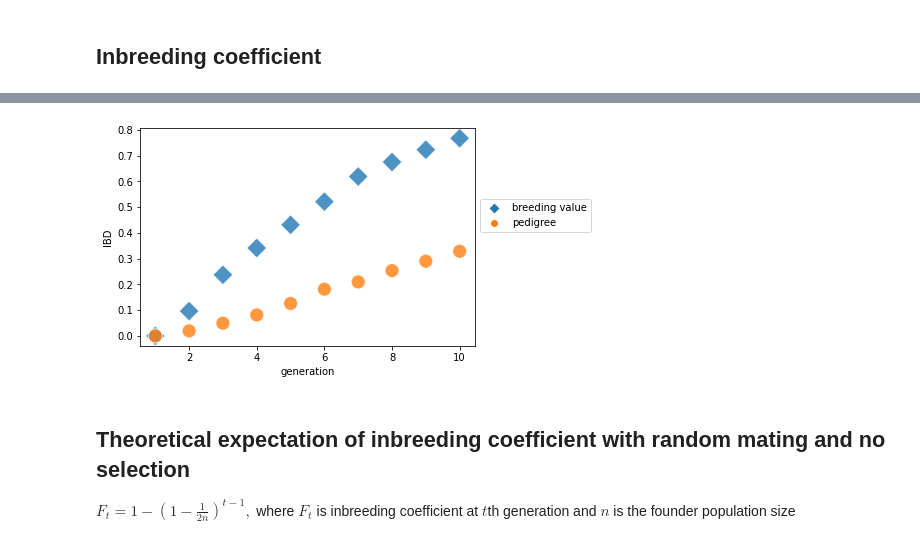
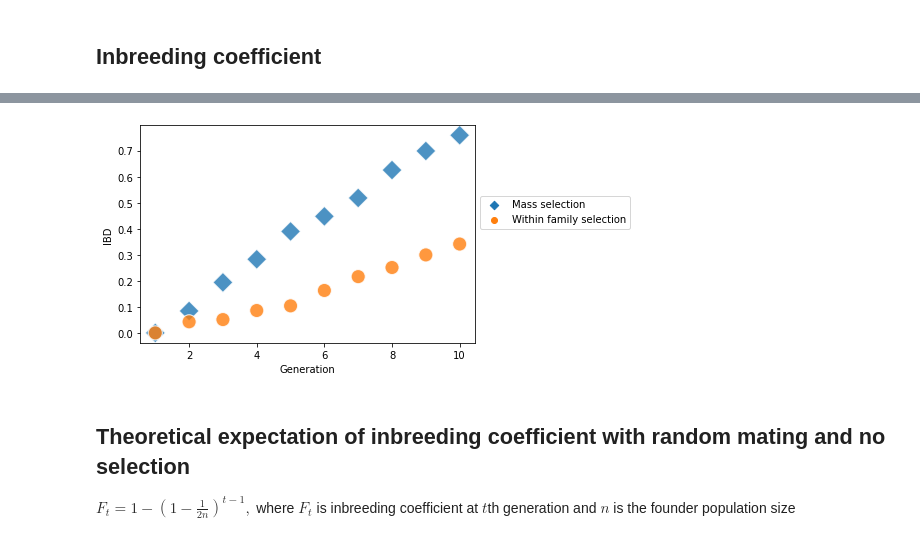
Before and after one commit to showhey0119/aquabreeding, a Jupyter notebook: aquabreeding_tutorial.ipynb, the cells around one changed output, grey strips where cells are left out. Drawn from its saved outputs; the diff is of its cells as text; code cells hidden in the pictures.

```diff
--- a/aquabreeding_tutorial.ipynb
+++ b/aquabreeding_tutorial.ipynb
@@ -381,81 +422,72 @@ plt.show ()
 # %%
 # it takes minutes
 
 # results are stored in pandas DataFrame
-cols = ['IBD', 'generation', 'tag']
+cols = ['IBD', 'Generation', 'tag']
 df1 = pd.DataFrame(index=[], columns=cols)
 
 # select by breeding values
-for i in range (10):  # 10 replicates
+for i in range(5):  # 5 replicates
     # start new simulation
     # initial setting
-    aqua_bred = aq.SimAquabreeding (
-                    founder_size=10,
-                    progeny_size=100,
-                    chrom=(3, 100_000_000, 1),
-                    n_snp=50,
-                    additive_var=5.0,
-                    residual_var=8.0)
-    aqua_bred.snp_info ()
-
-    for g in range (10):  # simulate from F1 to F10
-        # partial diallel cross
-        aqua_bred.progeny_partial_diallel_mating ()
-
-        # calculating phenotypic and breeding values
-        aqua_bred.breeding_value_nrm (g_blup='EMMA')
+    aqua_bred = aq.SimAquabreeding(founder_size=10,
+                                   progeny_size=100,
+                                   chrom=(3, 100_000_000, 1),
+                                   n_snp=50,
+                                   mean_pheno=0.0,
+                                   effect_var=0.04,
+                                   residual_var=0.12)
+    aqua_bred.snp_info()
+    for g in range(10):  # simulate from F1 to F10
+        aqua_bred.factorial_mating(cross_design='1x2')
+        aqua_bred.breeding_value_nrm(g_blup=True)
 
         # get inbreeding coefficient
-        ibd = aqua_bred.calculate_ibd ()
-        record = pd.DataFrame ([[np.mean (ibd), g, 'breeding value']], columns=cols)
-        df1 = pd.concat ([df1, record], ignore_index=True)
+        ibd = aqua_bred.get_ibd()
+        record = pd.DataFrame([[np.mean (ibd), g, 'Mass selection']], columns=cols)
+        df1 = pd.concat([df1, record], ignore_index=True)
 
         # select next founders based on breeding values
-        aqua_bred.select_by_breeding_value ()
+        aqua_bred.mass_selection(select_by='bv')
 
 # select by pedigree
-for i in range (10):  # 10 replicates
+for i in range(5):  # 5 replicates
     # start new simulation
     # initial setting
-    aqua_bred = aq.SimAquabreeding (
-                    founder_size=10,
-                    progeny_size=100,
-                    chrom=(3, 100_000_000, 1),
-                    n_snp=50,
-                    additive_var=5.0,
-                    residual_var=8.0)
-    aqua_bred.snp_info ()
-
-    for g in range (10):  # simulate from F1 to F10
-        # partial diallel cross
-        aqua_bred.progeny_partial_diallel_mating ()
-
-        # calculating phenotypic and breeding values
-        aqua_bred.breeding_value_nrm (g_blup='EMMA')
+    aqua_bred = aq.SimAquabreeding(founder_size=10,
+                                   progeny_size=100,
+                                   chrom=(3, 100_000_000, 1),
+                                   n_snp=50,
+                                   mean_pheno=0.0,
+                                   effect_var=0.04,
+                                   residual_var=0.12)
+    aqua_bred.snp_info()
+    for g in range(10):  # simulate from F1 to F10
+        aqua_bred.factorial_mating(cross_design='1x2')
+        aqua_bred.breeding_value_nrm(g_blup=True)
 
         # get inbreeding coefficient
-        ibd = aqua_bred.calculate_ibd ()
-        record = pd.DataFrame ([[np.mean (ibd), g, 'pedigree']], columns=cols)
-        df1 = pd.concat ([df1, record], ignore_index=True)
+        ibd = aqua_bred.get_ibd()
+        record = pd.DataFrame([[np.mean (ibd), g, 'Within family selection']], columns=cols)
+        df1 = pd.concat([df1, record], ignore_index=True)
 
         # select next founders based on pedigree
-        aqua_bred.select_by_pedigree ()
+        aqua_bred.within_family_selection(select_by='bv')
 
-cols = ['generation', 'IBD', 'tag']
+cols = ['Generation', 'IBD', 'tag']
 df2 = pd.DataFrame(index=[], columns=cols)
-for g in range (10):
-    for j in ['breeding value', 'pedigree']:
-        tmp = df1[(df1['generation']==g) & (df1['tag']==j)]
+for g in range(10):
+    for j in ['Mass selection', 'Within family selection']:
+        tmp = df1[(df1['Generation']==g) & (df1['tag']==j)]
         #print (tmp)
-        mean_phe = np.mean (tmp['IBD'])
+        mean_phe = np.mean(tmp['IBD'])
         record = pd.DataFrame([[g+1, mean_phe, j]], columns=cols)
         df2 = pd.concat ([df2, record], ignore_index=True)
-
-sns.scatterplot(x="generation", y="IBD", hue="tag", style='tag', markers=('D', 'o'), s=200, alpha=0.8, data=df2)
-plt.legend (loc=2, bbox_to_anchor = (1, 0.7))
-plt.show ()
+sns.scatterplot(x="Generation", y="IBD", hue="tag", style='tag', markers=('D', 'o'), s=200, alpha=0.8, data=df2)
+plt.legend(loc=2, bbox_to_anchor=(1, 0.7))
+plt.show()
 # %% [output]
-[figure, old version]
+[figure, new version]
 # %% [markdown]
 ## Theoretical expectation of inbreeding coefficient with random mating and no selection
 $F_{t} = 1 - \left(1 - \frac{1}{2n}\right)^{t-1},$
```
Also changed, not shown: parts of 20 cells of this notebook, 8 other files.
